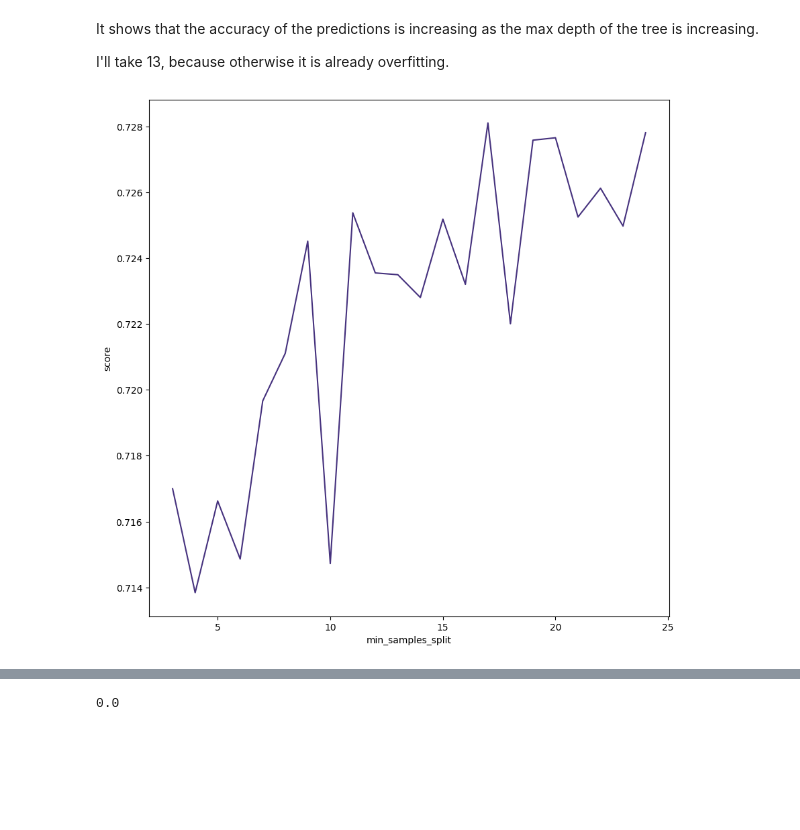
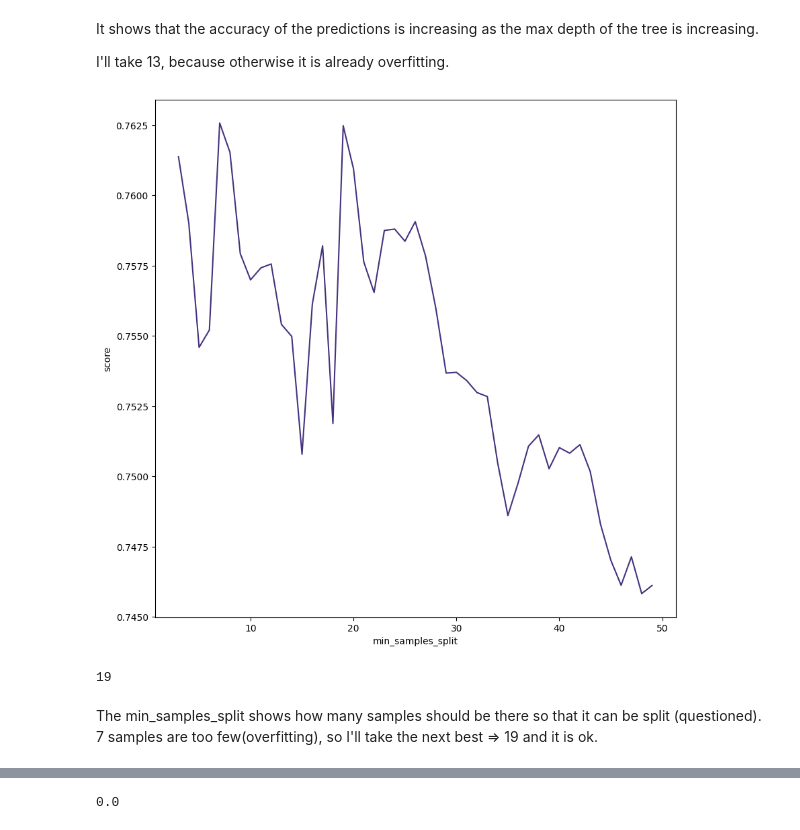
Before and after one commit to Alisizationed/sigmoid_homeworks, a Jupyter notebook: hw_7_decision_trees/Sigmoid_HW_7.ipynb, the cells around one changed output, grey strips where cells are left out. Cells and saved outputs as stored; diff of their text form; code cells hidden in the pictures; blank space fills up the shorter version.

```diff
--- a/hw_7_decision_trees/Sigmoid_HW_7.ipynb
+++ b/hw_7_decision_trees/Sigmoid_HW_7.ipynb
@@ -85,15 +115,2 @@ memory usage: 1.8+ MB
 # %% [markdown]
 *Some encoding(Who knows, maybe the price is affected by the region?)*
-# %%
-encoder = OneHotEncoder(sparse_output=False)
-
-encoded = encoder.fit_transform(df[['region']])
-
-encoded_df = pd.DataFrame(
-    encoded,
-    columns=encoder.get_feature_names_out(['region']),
-    index=df.index
-)
-
-df = pd.concat([df, encoded_df], axis=1)
-df.drop('region', axis=1, inplace=True)
@@ -124,11 +150,7 @@ As we will use classifier, I will take type as a target for classification.
 # %%
-df_corr = df
+corr = pd.DataFrame(np.abs(df_corr.corr())).sort_values('type', ascending=False)['type']
 
-df_corr['type'] = df_corr['type'].map({'conventional': 0, 'organic': 1})
-
-df_corr = pd.DataFrame(np.abs(df_corr.corr())).sort_values('type', ascending=False)['type']
-
-df_corr
+corr
 # %% [output]
 |  | type |
 | type | 1.000000 |
@@ -161,8 +209,8 @@ n_classes = df['type'].nunique()
 plot_colors = "myg"
 plot_step = 0.02
 
-X = df[['AveragePrice', 'Total Volume']]
-y = df['type']
+X = df_corr[['AveragePrice', 'Total Volume']]
+y = df_corr['type']
 
 # Train
 clf = DecisionTreeClassifier().fit(X, y)
@@ -210,4 +271,11 @@ X = df.drop(['AveragePrice', 'Date'], axis=1)
 y = df['AveragePrice']
 
 X_train, X_test, y_train, y_test = train_test_split(X, y, test_size=0.2, random_state=42)
+# %%
+encoder = TargetEncoder(cols=['region'])
+
+encoder.fit(X=X_train, y=y_train)
+
+X_train = encoder.transform(X=X_train, y=y_train)
+X_test = encoder.transform(X=X_test, y=y_test)
 # %% [markdown]
@@ -240,21 +308,27 @@ I'll take 13, because otherwise it is already overfitting.
 # %%
 plt.figure(figsize=(10,10))
 
-x_vals = range(3, 25)
+x_vals = range(3, 50)
 y_vals = []
 
 for i in x_vals:
   rgr = DecisionTreeRegressor(
       max_depth=13,
       min_samples_split=i,
       random_state=42
       )
   rgr.fit(X_train, y_train)
   y_vals.append(rgr.score(X_test, y_test))
 
 plt.plot(x_vals, y_vals)
 plt.xlabel('min_samples_split')
 plt.ylabel('score')
 plt.show()
 # %% [output]
-[figure, old version]
+[figure, new version]
+# %%
+x_vals[y_vals.index(max(y_vals[10:]))]
+# %% [output]
+19
+# %% [markdown]
+The min_samples_split shows how many samples should be there so that it can be split (questioned). 7 samples are too few(overfitting), so I'll take the next best => 19 and it is ok.
```
Also changed, not shown: parts of 51 cells of this notebook.
